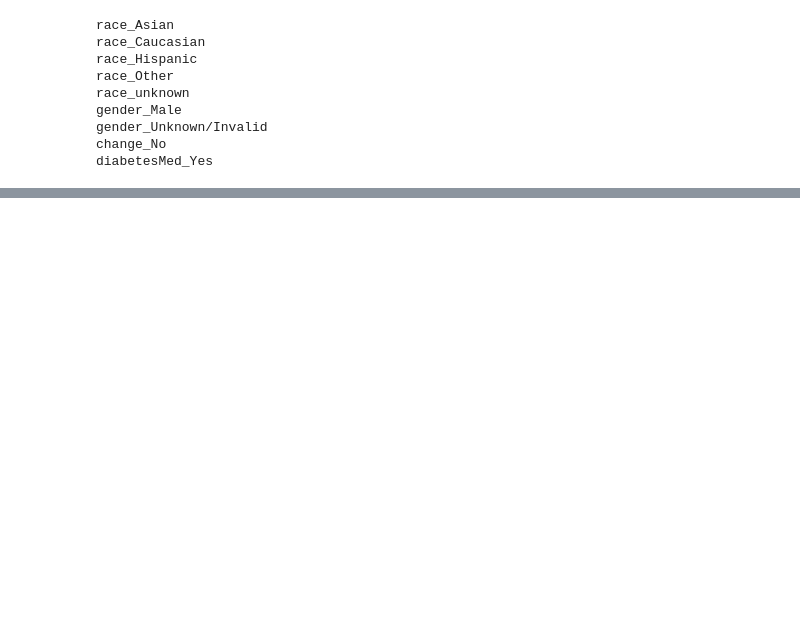
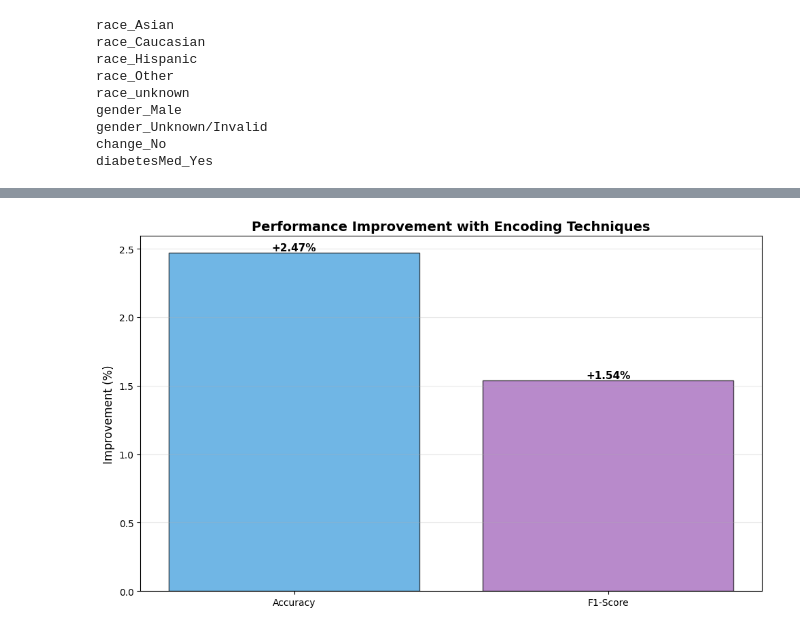
Before and after one commit to EduardoYaguar/act1_2p_si_eda_2_25_yaguar, a Jupyter notebook: act2_2p_si_tech_2_25_yaguar.ipynb, the cells around one changed output, grey strips where cells are left out. Cells and saved outputs as stored; diff of their text form; code cells hidden in the pictures; blank space fills up the shorter version.

```diff
--- a/act2_2p_si_tech_2_25_yaguar.ipynb
+++ b/act2_2p_si_tech_2_25_yaguar.ipynb
@@ -181,0 +354,26 @@ X_onehot.head()
+# %%
+improvement_accuracy = ((0.5269 - 0.5142) / 0.5142) * 100
+improvement_f1 = ((0.5286 - 0.5206) / 0.5206) * 100
+
+fig, ax = plt.subplots(figsize=(10, 6))
+
+improvements = [improvement_accuracy, improvement_f1]
+colors = ['#3498db', '#9b59b6']
+bars = ax.bar(metrics, improvements, color=colors, alpha=0.7, edgecolor='black')
+
+ax.set_ylabel('Improvement (%)', fontsize=12)
+ax.set_title('Performance Improvement with Encoding Techniques', fontsize=14, fontweight='bold')
+ax.axhline(y=0, color='black', linestyle='-', linewidth=0.5)
+ax.grid(axis='y', alpha=0.3)
+
+for bar, imp in zip(bars, improvements):
+    height = bar.get_height()
+    ax.text(bar.get_x() + bar.get_width()/2., height,
+            f'+{imp:.2f}%',
+            ha='center', va='bottom', fontsize=11, fontweight='bold')
+
+plt.tight_layout()
+plt.savefig('improvement_percentage.png', dpi=300, bbox_inches='tight')
+plt.show()
+# %% [output]
+[figure, added]
```
Also changed, not shown: parts of 21 cells of this notebook.
